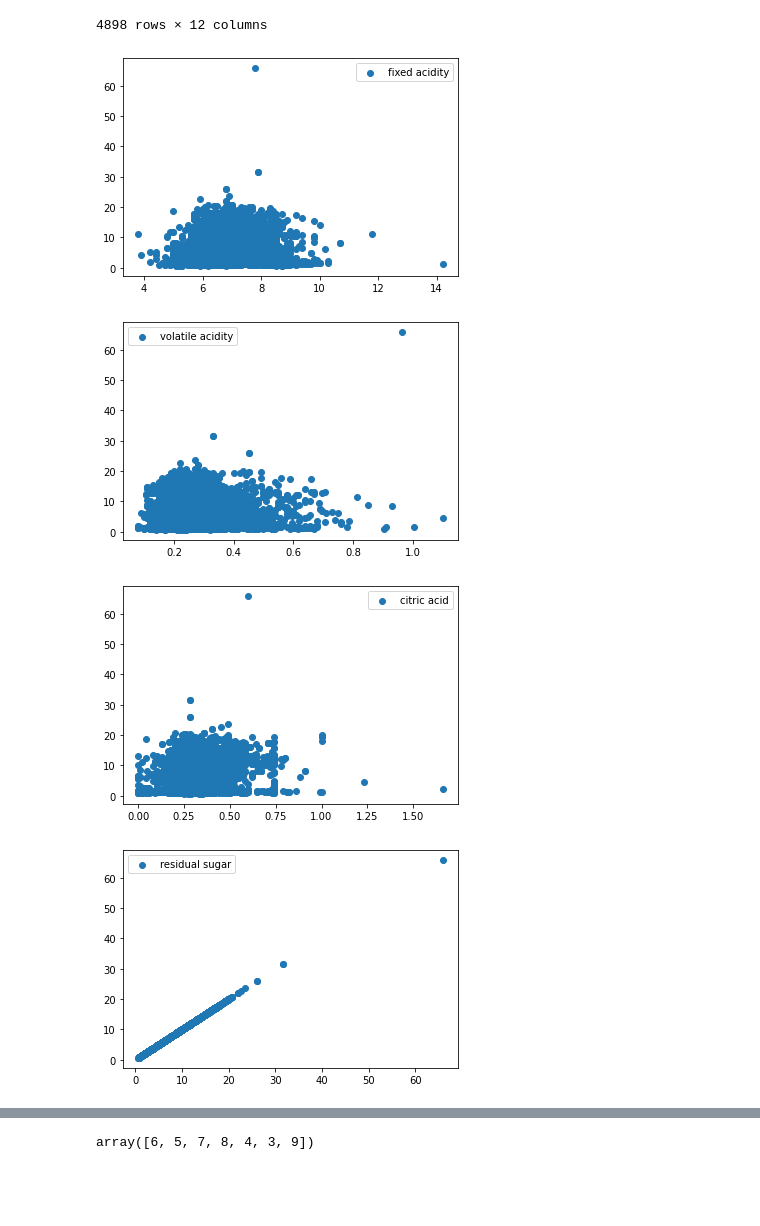
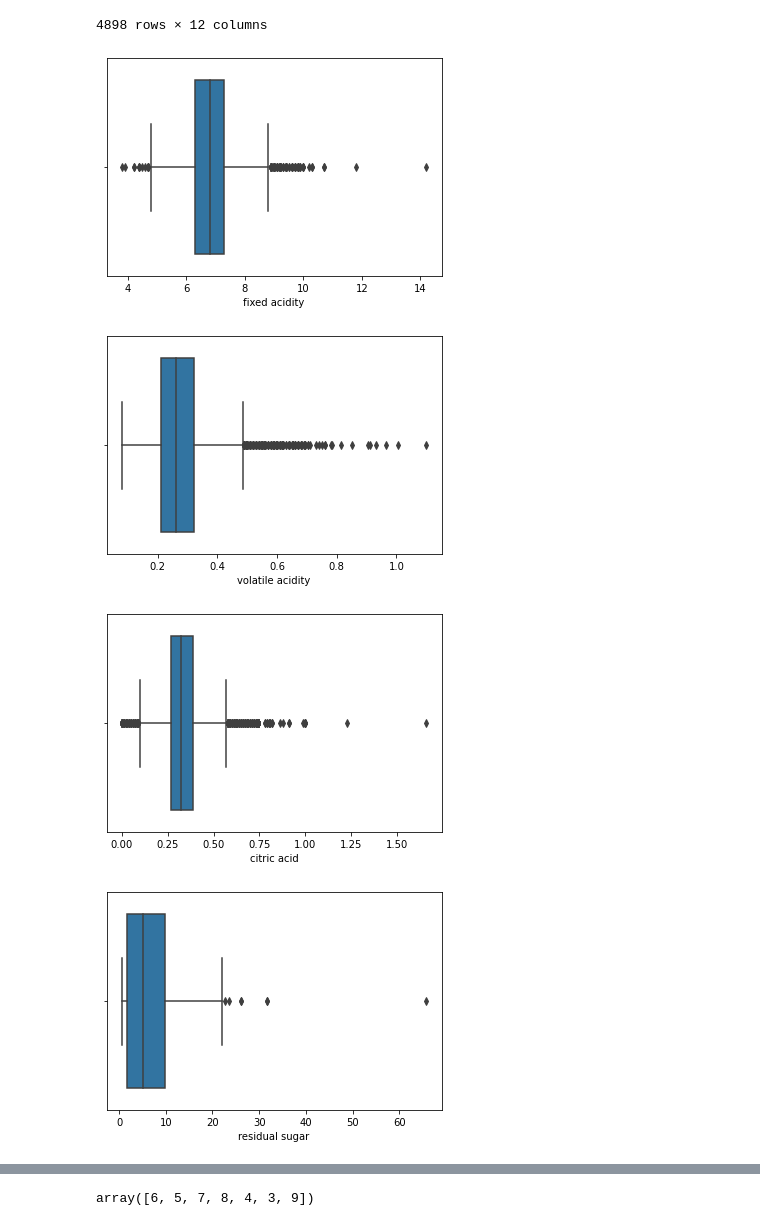
Before and after one commit to klsalcedo/red_wine_analysis, a Jupyter notebook: data_cleaning.ipynb, the cells around one changed output, grey strips where cells are left out. Drawn from its saved outputs; the diff is of its cells as text; code cells hidden in the pictures; blank space fills up the shorter version.

```diff
--- a/data_cleaning.ipynb
+++ b/data_cleaning.ipynb
@@ -119,6 +250,6 @@ ValueError: 'quality' is not in list
 # %%
-df_ = pd.read_csv('wines/WineQuality-WhiteWine.csv')
-df_
+white = pd.read_csv('wines/WineQuality-WhiteWine.csv')
+white
 # %% [output]
 |  | fixed acidity | volatile acidity | citric acid | residual sugar | chlorides | free sulfur dioxide | ... |
 | 0 | 7.0 | 0.27 | 0.36 | 20.7 | 0.045 | 45.0 | ... |
@@ -134,12 +265,11 @@ df_
 | 4897 | 6.0 | 0.21 | 0.38 | 0.8 | 0.020 | 22.0 | ... |
 4898 rows × 12 columns
 # %%
-for column in df_:
-    plt.scatter(x=df_[column],y=df_['residual sugar'],label = column)
-    plt.legend()
+for column in white:
+    sns.boxplot(x=white[column])
     plt.show()
 # %% [output]
-[figure, old version]
+[figure, new version]
-[figure, old version]
+[figure, new version]
-[figure, old version]
+[figure, new version]
-[figure, old version]
+[figure, new version]
```
Also changed, not shown: parts of 13 cells of this notebook.
